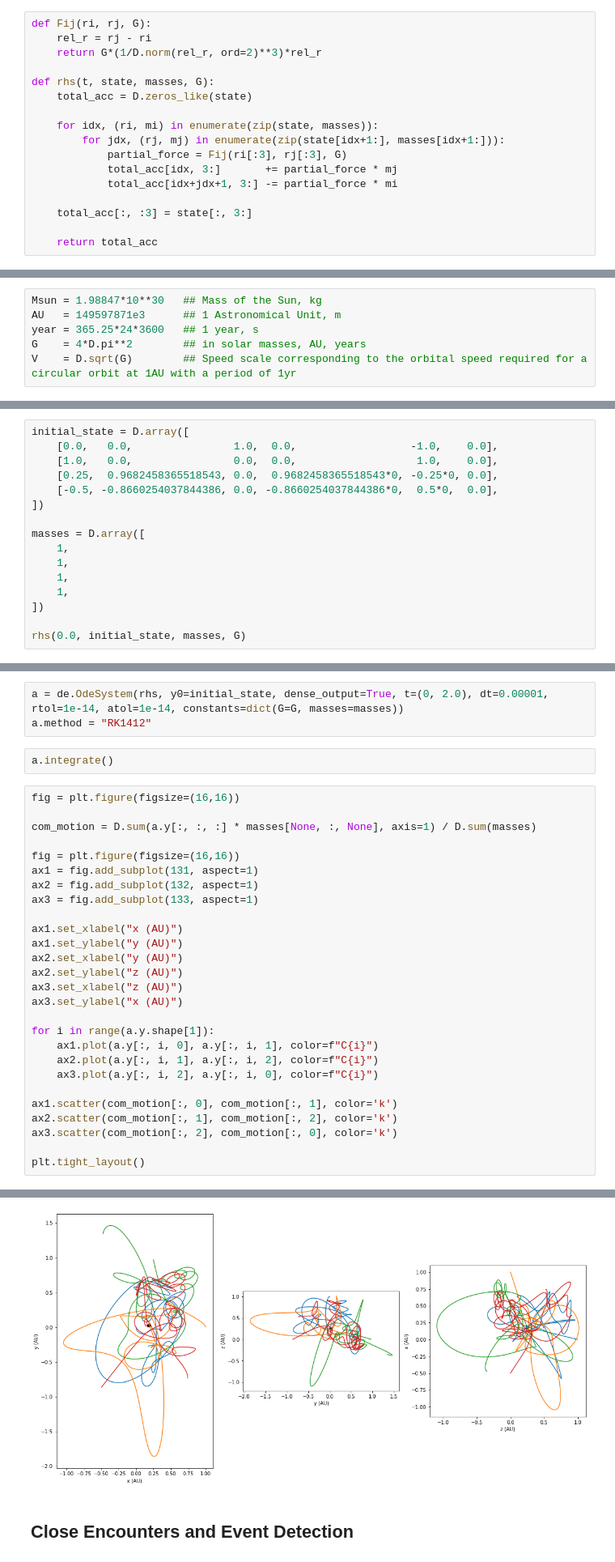
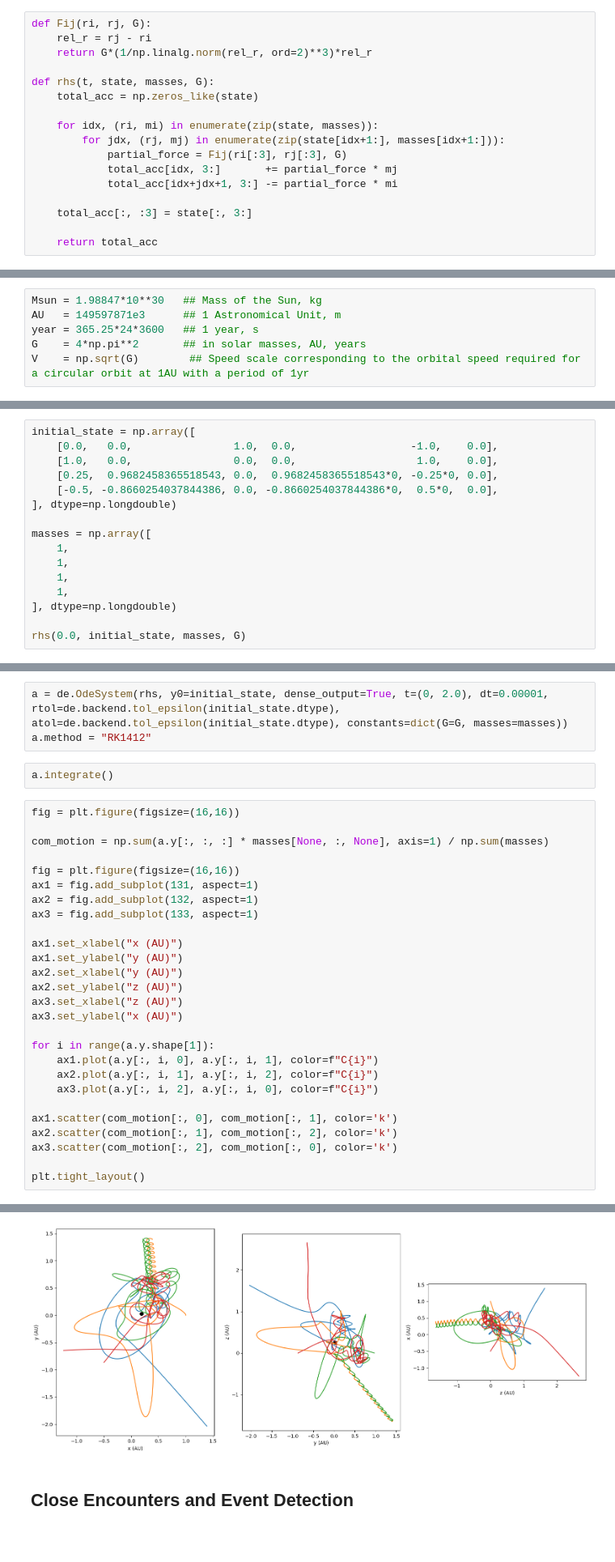
Before and after one commit to Microno95/desolver, a Jupyter notebook: docs/examples/numpy/Example 3 - NumPy - N-Body Systems.ipynb, the cells around one changed output, grey strips where cells are left out. Shown at 81% size. Saved outputs shown, nothing was run; the diff lists cells and outputs as text; blank space fills up the shorter version.

```diff
--- a/docs/examples/numpy/Example 3 - NumPy - N-Body Systems.ipynb
+++ b/docs/examples/numpy/Example 3 - NumPy - N-Body Systems.ipynb
@@ -45,10 +43,10 @@ This is all well and good, but how do we write this? Well, `desolver` makes that
 # %%
 def Fij(ri, rj, G):
     rel_r = rj - ri
-    return G*(1/D.norm(rel_r, ord=2)**3)*rel_r
+    return G*(1/np.linalg.norm(rel_r, ord=2)**3)*rel_r
 
 def rhs(t, state, masses, G):
-    total_acc = D.zeros_like(state)
+    total_acc = np.zeros_like(state)
 
     for idx, (ri, mi) in enumerate(zip(state, masses)):
         for jdx, (rj, mj) in enumerate(zip(state[idx+1:], masses[idx+1:])):
@@ -71,24 +69,24 @@ In these units, the gravitational constant becomes $G = 4\pi^2$. Using the const
 Msun = 1.98847*10**30   ## Mass of the Sun, kg
 AU   = 149597871e3      ## 1 Astronomical Unit, m
 year = 365.25*24*3600   ## 1 year, s
-G    = 4*D.pi**2        ## in solar masses, AU, years
-V    = D.sqrt(G)        ## Speed scale corresponding to the orbital speed required for a circular orbit at 1AU with a period of 1yr
+G    = 4*np.pi**2       ## in solar masses, AU, years
+V    = np.sqrt(G)        ## Speed scale corresponding to the orbital speed required for a circular orbit at 1AU with a period of 1yr
 # %% [markdown]
 I've added 3 massive bodies at the ends of a scalene triangle
 # %%
-initial_state = D.array([
+initial_state = np.array([
     [0.0,   0.0,                1.0,  0.0,                  -1.0,    0.0],
     [1.0,   0.0,                0.0,  0.0,                   1.0,    0.0],
     [0.25,  0.9682458365518543, 0.0,  0.9682458365518543*0, -0.25*0, 0.0],
     [-0.5, -0.8660254037844386, 0.0, -0.8660254037844386*0,  0.5*0,  0.0],
-])
+], dtype=np.longdouble)
 
-masses = D.array([
+masses = np.array([
     1,
     1,
     1,
     1,
-])
+], dtype=np.longdouble)
 
 rhs(0.0, initial_state, masses, G)
 # %% [output]
@@ -107,14 +105,14 @@ We will use the 14th order Runge-Kutta integrator to integrate our system with t
 
 Although symplectic integrators are great for conserving the energy, we prefer an adaptive integrator due to the fact that the bodies have close encounters which require much smaller steps to resolve. If we were to use small step sizes at all times, we'd be wasting computation whenever the bodies are far from each other. This leads us to pick an adaptive Runge-Kutta method.
 # %%
-a = de.OdeSystem(rhs, y0=initial_state, dense_output=True, t=(0, 2.0), dt=0.00001, rtol=1e-14, atol=1e-14, constants=dict(G=G, masses=masses))
+a = de.OdeSystem(rhs, y0=initial_state, dense_output=True, t=(0, 2.0), dt=0.00001, rtol=de.backend.tol_epsilon(initial_state.dtype), atol=de.backend.tol_epsilon(initial_state.dtype), constants=dict(G=G, masses=masses))
 a.method = "RK1412"
 # %%
 a.integrate()
 # %%
 fig = plt.figure(figsize=(16,16))
 
-com_motion = D.sum(a.y[:, :, :] * masses[None, :, None], axis=1) / D.sum(masses)
+com_motion = np.sum(a.y[:, :, :] * masses[None, :, None], axis=1) / np.sum(masses)
 
 fig = plt.figure(figsize=(16,16))
 ax1 = fig.add_subplot(131, aspect=1)
@@ -143,4 +141,4 @@ plt.tight_layout()
-[figure, old version]
+[figure, new version]
 # %% [markdown]
 ## Close Encounters and Event Detection
 # %% [markdown]
```
Also changed, not shown: parts of 8 cells of this notebook, 5 other files.
